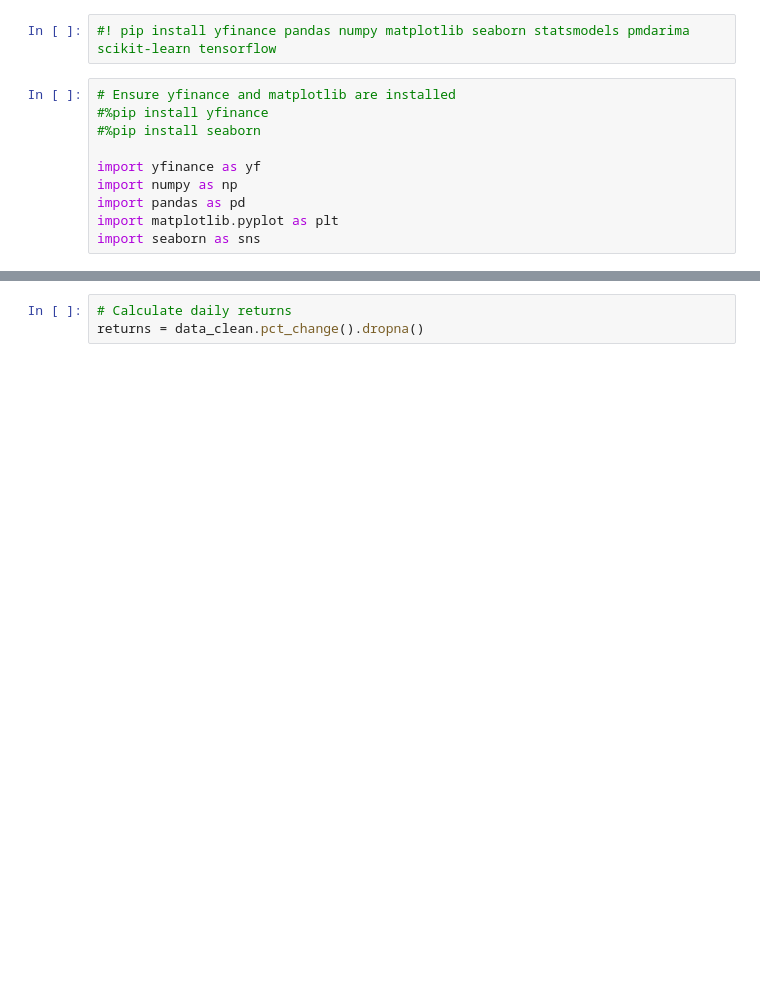
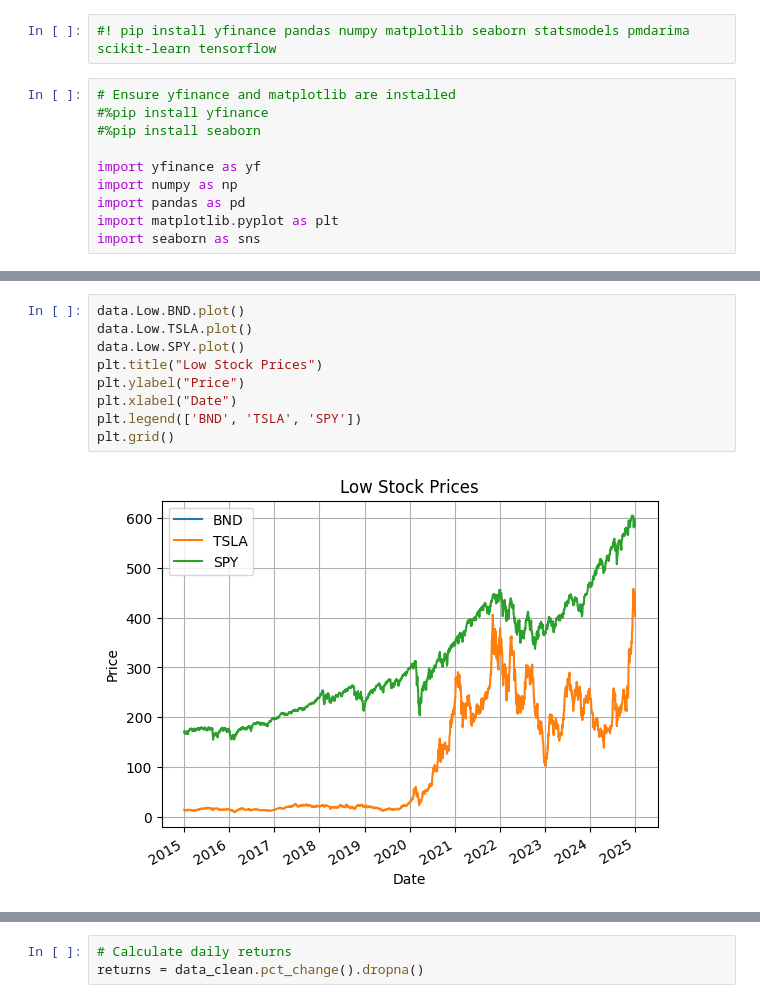
Before and after one commit to obig20/Time-Series-Forecasting_new, a Jupyter notebook: Time_series.ipynb, the cells around one changed output, grey strips where cells are left out. Cells and saved outputs as stored; diff of their text form; blank space fills up the shorter version.

```diff
--- a/Time_series.ipynb
+++ b/Time_series.ipynb
@@ -51,0 +57,11 @@ dtype: int64
+# %%
+data.Low.BND.plot()
+data.Low.TSLA.plot()
+data.Low.SPY.plot()
+plt.title("Low Stock Prices")
+plt.ylabel("Price")
+plt.xlabel("Date")
+plt.legend(['BND', 'TSLA', 'SPY'])
+plt.grid()
+# %% [output]
+[figure, added]
```
Also changed, not shown: parts of 33 cells of this notebook, 30 other files.
